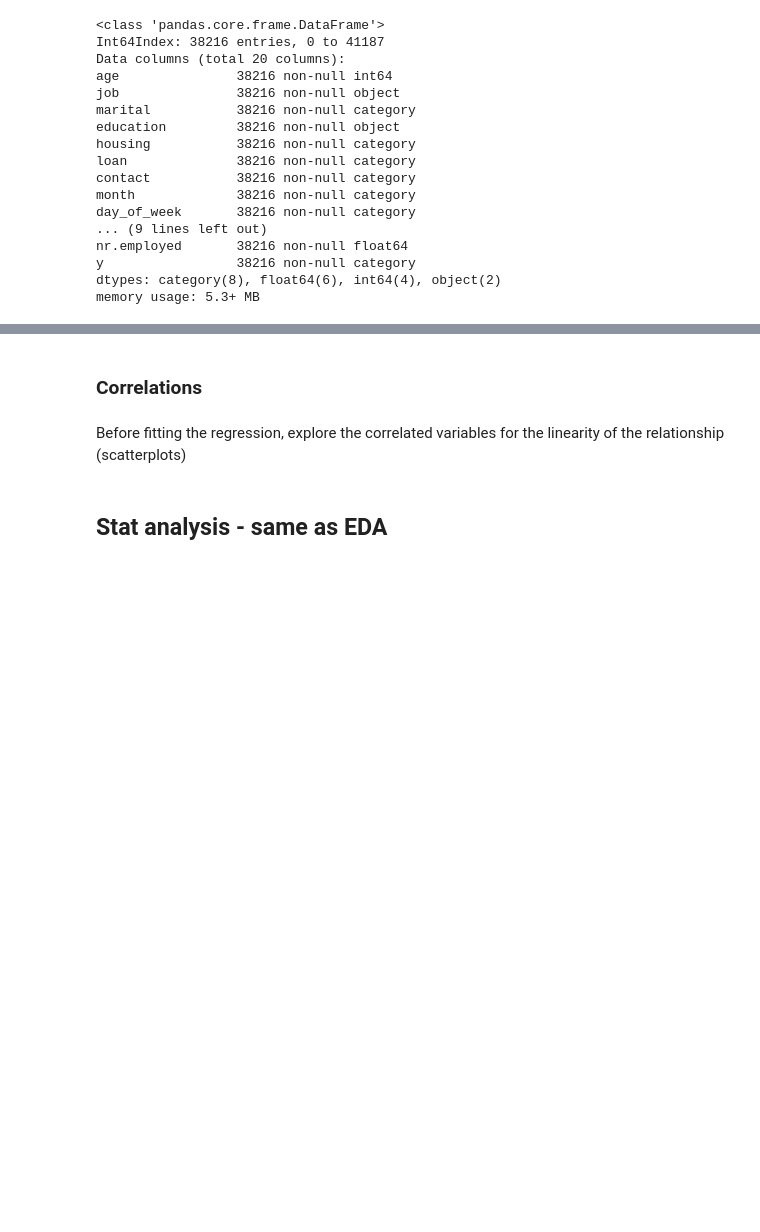
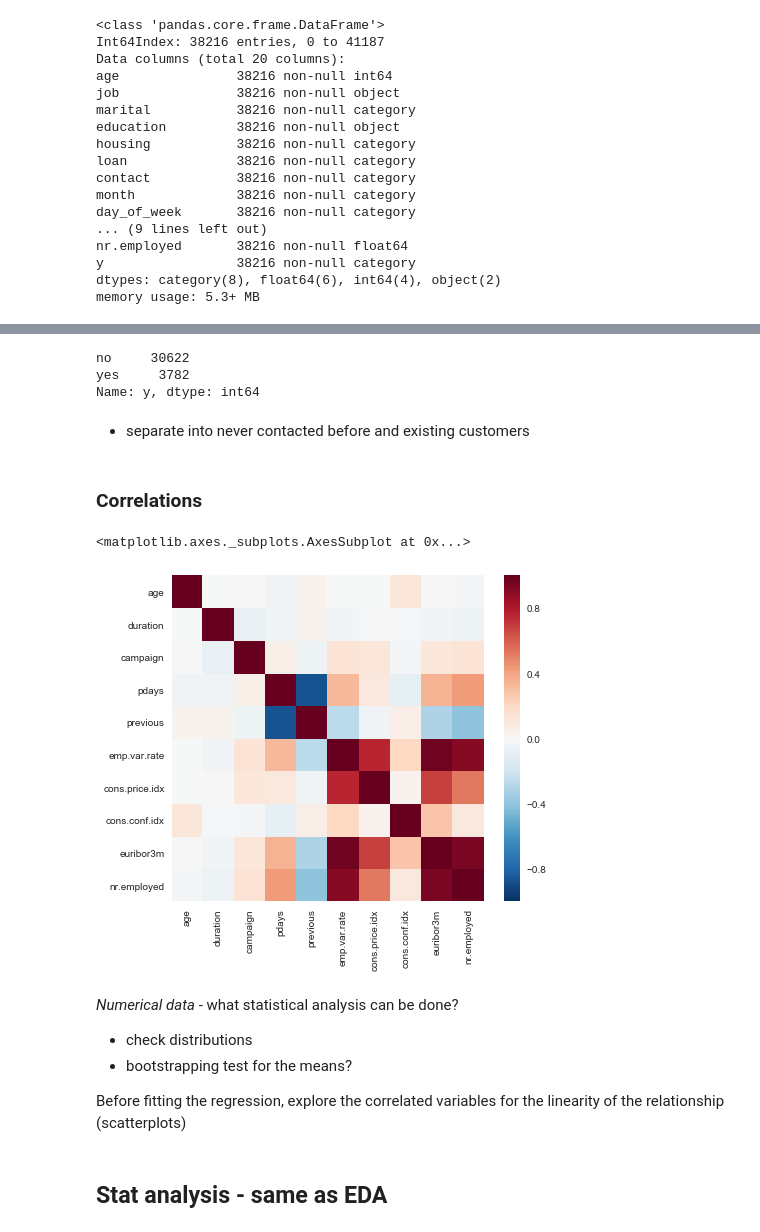
Before and after one commit to mamnunam/Springboard_Data_Science_track, a Jupyter notebook: Capstone_1/Capstone_project_1.ipynb, the cells around one changed output, grey strips where cells are left out. Cells and saved outputs as stored; diff of their text form; code cells hidden in the pictures; blank space fills up the shorter version.

```diff
--- a/Capstone_1/Capstone_project_1.ipynb
+++ b/Capstone_1/Capstone_project_1.ipynb
@@ -563,0 +489,4 @@ Name: 38100, dtype: float64
+# %%
+#Dropping NAs from the dataset
+df_cleaned = df_cleaned.dropna()
+df_cleaned.info()
@@ -564,18 +517,35 @@ Name: 38100, dtype: float64
+# %%
+#Checking the degree of imbalance
+df_cleaned.y.value_counts()
+# %% [output]
+no     30622
+yes     3782
+Name: y, dtype: int64
+# %% [markdown]
+- separate into never contacted before and existing customers
 # %% [markdown]
 ### Correlations
 # %%
 
 
 # Calculate correlations between numeric features
-correlations = df.corr()
+correlations = df_cleaned.corr()
 # Make the figsize 7 x 6
 plt.figure(figsize=(7,6))
 
 # Plot heatmap of correlations
 sns.heatmap(correlations)
 
 #Do statistical significance (hypothesis) test of correlation - Pearson coefficient
+# %% [output]
+<matplotlib.axes._subplots.AxesSubplot at 0x...>
+[figure, added]
 # %% [markdown]
+*Numerical data* - what statistical analysis can be done?
+
+- check distributions
+- bootstrapping test for the means?
+
 Before fitting the regression, explore the correlated variables for the linearity of the relationship (scatterplots)
 # %% [markdown]
 ## Stat analysis - same as EDA
```
Also changed, not shown: parts of 9 cells of this notebook.
